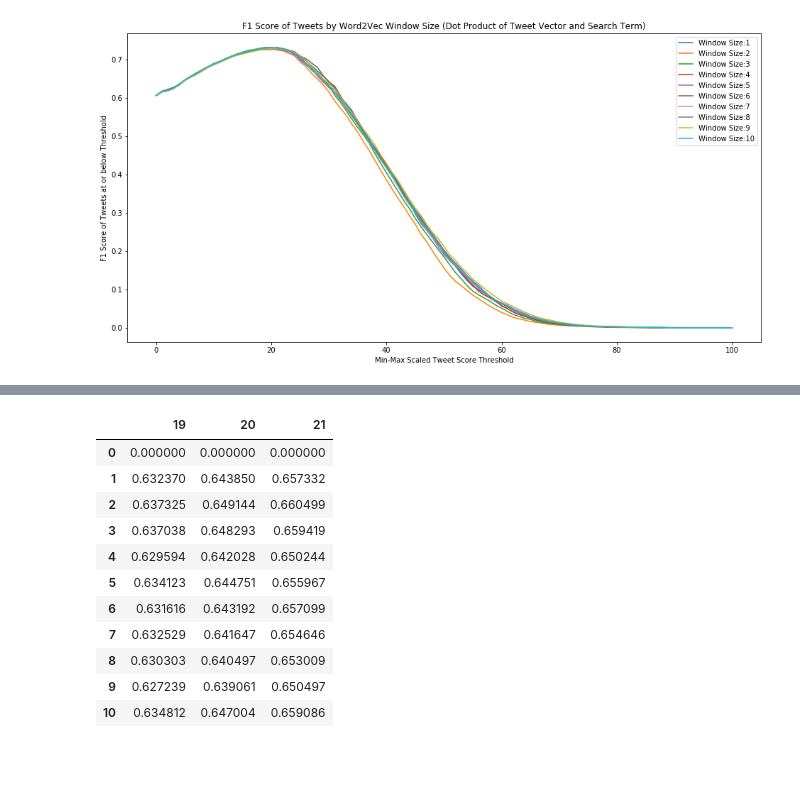
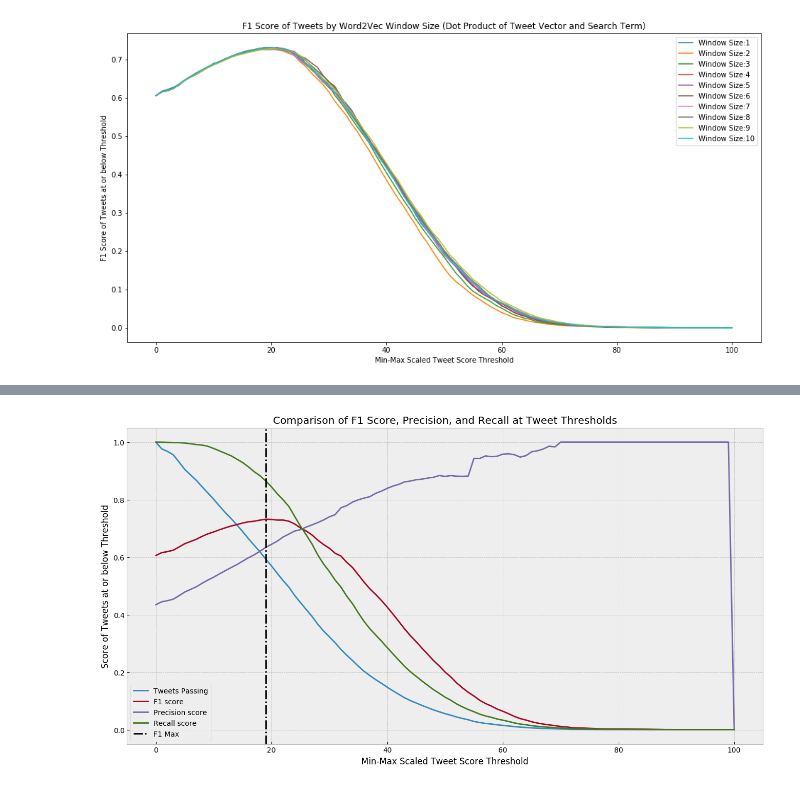
Before and after one commit to brownworth/TwitterDisaster, a Jupyter notebook: IEEE_Submission.ipynb, the cells around one changed output, grey strips where cells are left out. Cells and saved outputs as stored; diff of their text form; code cells hidden in the pictures; blank space fills up the shorter version.

Commit message:
New Graph

```diff
--- a/IEEE_Submission.ipynb
+++ b/IEEE_Submission.ipynb
@@ -222,15 +206,0 @@ score_table
-# %%
-pre_score_df.iloc[19:22].T
-# %% [output]
-|  | 19 | 20 | 21 |
-| 0 | 0.000000 | 0.000000 | 0.000000 |
-| 1 | 0.632370 | 0.643850 | 0.657332 |
-| 2 | 0.637325 | 0.649144 | 0.660499 |
-| 3 | 0.637038 | 0.648293 | 0.659419 |
-| 4 | 0.629594 | 0.642028 | 0.650244 |
-| 5 | 0.634123 | 0.644751 | 0.655967 |
-| 6 | 0.631616 | 0.643192 | 0.657099 |
-| 7 | 0.632529 | 0.641647 | 0.654646 |
-| 8 | 0.630303 | 0.640497 | 0.653009 |
-| 9 | 0.627239 | 0.639061 | 0.650497 |
-| 10 | 0.634812 | 0.647004 | 0.659086 |
@@ -238,0 +207,15 @@ tweet_encoded['MM_score_window_5'].to_csv('min_max_window_5_dot.csv')
+# %%
+plt.figure(figsize=(16,8))
+plt.style.use('bmh')
+plt.title("Comparison of F1 Score, Precision, and Recall at Tweet Thresholds")
+plt.xlabel("Min-Max Scaled Tweet Score Threshold")
+plt.ylabel("Score of Tweets at or below Threshold")
+plt.plot(range(101),[len(tweet_encoded[tweet_encoded['MM_score_window_5'] > i])/len(tweet_encoded) for i in range(101)],label='Tweets Passing')
+plt.plot(range(101),f1_window_score_df.iloc[:,5],label='F1 score')
+plt.plot(range(101),pre_score_df.iloc[:,5],label='Precision score')
+plt.plot(range(101),rec_score_df.iloc[:,5],label='Recall score')
+plt.axvline(19,label='F1 Max',color='k',linestyle='-.')
+
+plt.legend();
+# %% [output]
+[figure, added]
```
Also changed, not shown: parts of 2 cells of this notebook.
